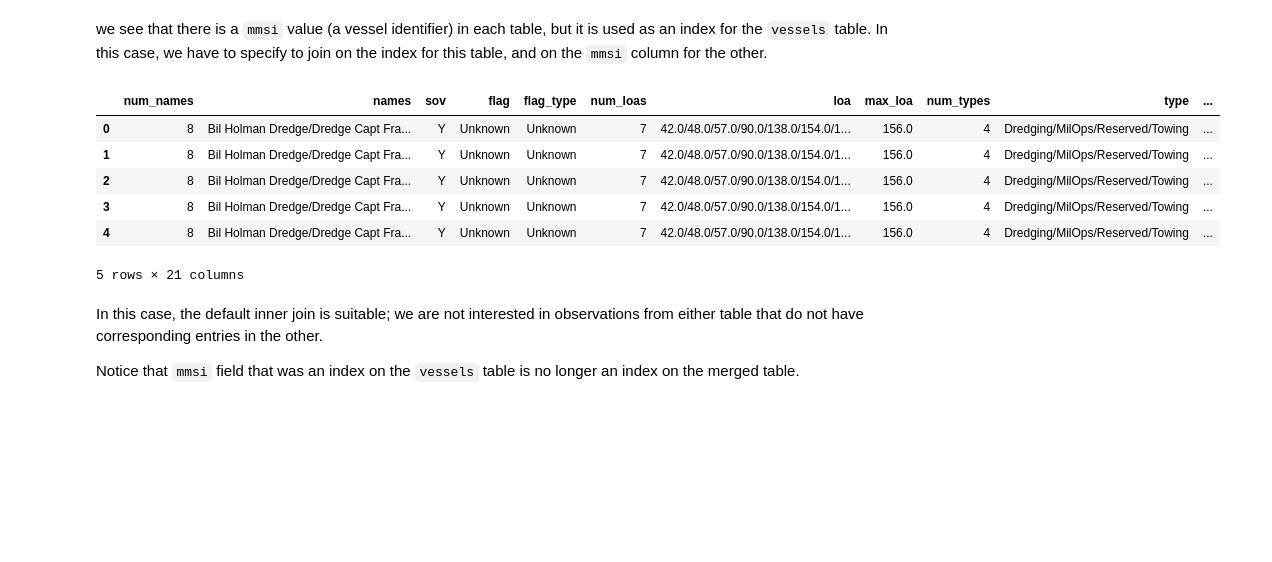
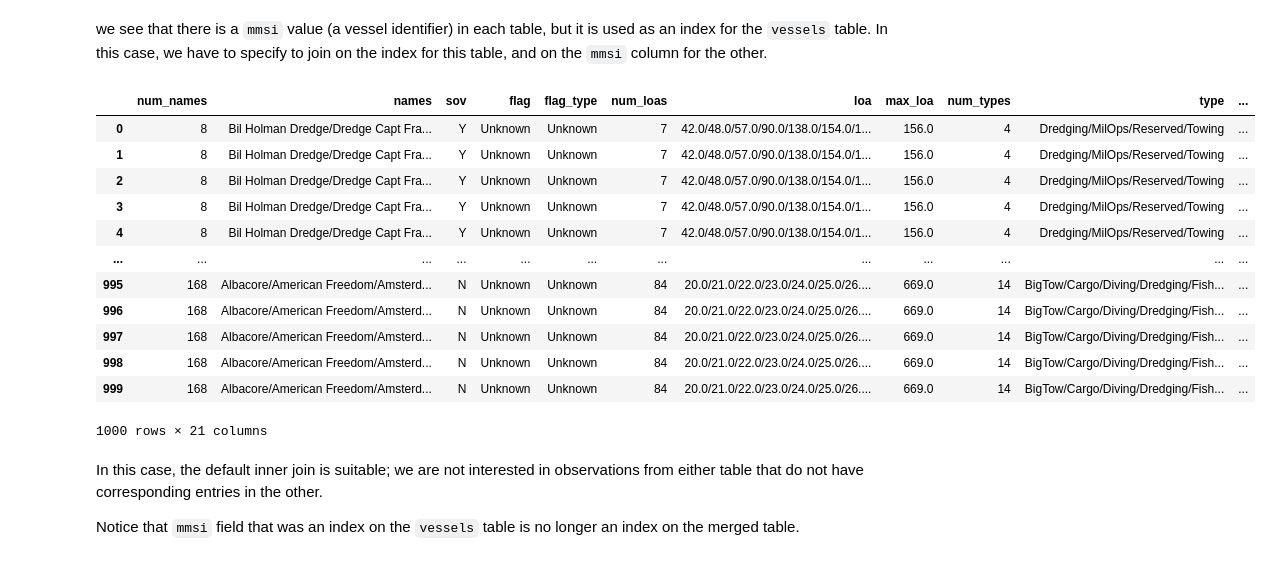
Before and after one commit to thdai2000/ada, a Jupyter notebook: Exercises/01 - Handling data/Intro to Pandas II.ipynb, the cells around one changed output. Drawn from its saved outputs; the diff is of its cells as text; code cells hidden in the pictures; blank space fills up the shorter version.

```diff
--- a/Exercises/01 - Handling data/Intro to Pandas II.ipynb
+++ b/Exercises/01 - Handling data/Intro to Pandas II.ipynb
@@ -251,15 +336,21 @@ we see that there is a `mmsi` value (a vessel identifier) in each table, but it
 # %%
 segments_merged = pd.merge(vessels, segments, left_index=True, right_on='mmsi')
 # %%
-segments_merged.head()
+segments_merged
 # %% [output]
 |  | num_names | names | sov | flag | flag_type | num_loas | loa | max_loa | num_types | type | ... |
 | 0 | 8 | Bil Holman Dredge/Dredge Capt Fra... | Y | Unknown | Unknown | 7 | 42.0/48.0/57.0/90.0/138.0/154.0/1... | 156.0 | 4 | Dredging/MilOps/Reserved/Towing | ... |
 | 1 | 8 | Bil Holman Dredge/Dredge Capt Fra... | Y | Unknown | Unknown | 7 | 42.0/48.0/57.0/90.0/138.0/154.0/1... | 156.0 | 4 | Dredging/MilOps/Reserved/Towing | ... |
 | 2 | 8 | Bil Holman Dredge/Dredge Capt Fra... | Y | Unknown | Unknown | 7 | 42.0/48.0/57.0/90.0/138.0/154.0/1... | 156.0 | 4 | Dredging/MilOps/Reserved/Towing | ... |
 | 3 | 8 | Bil Holman Dredge/Dredge Capt Fra... | Y | Unknown | Unknown | 7 | 42.0/48.0/57.0/90.0/138.0/154.0/1... | 156.0 | 4 | Dredging/MilOps/Reserved/Towing | ... |
 | 4 | 8 | Bil Holman Dredge/Dredge Capt Fra... | Y | Unknown | Unknown | 7 | 42.0/48.0/57.0/90.0/138.0/154.0/1... | 156.0 | 4 | Dredging/MilOps/Reserved/Towing | ... |
+| ... | ... | ... | ... | ... | ... | ... | ... | ... | ... | ... | ... |
+| 995 | 168 | Albacore/American Freedom/Amsterd... | N | Unknown | Unknown | 84 | 20.0/21.0/22.0/23.0/24.0/25.0/26.... | 669.0 | 14 | BigTow/Cargo/Diving/Dredging/Fish... | ... |
+| 996 | 168 | Albacore/American Freedom/Amsterd... | N | Unknown | Unknown | 84 | 20.0/21.0/22.0/23.0/24.0/25.0/26.... | 669.0 | 14 | BigTow/Cargo/Diving/Dredging/Fish... | ... |
+| 997 | 168 | Albacore/American Freedom/Amsterd... | N | Unknown | Unknown | 84 | 20.0/21.0/22.0/23.0/24.0/25.0/26.... | 669.0 | 14 | BigTow/Cargo/Diving/Dredging/Fish... | ... |
+| 998 | 168 | Albacore/American Freedom/Amsterd... | N | Unknown | Unknown | 84 | 20.0/21.0/22.0/23.0/24.0/25.0/26.... | 669.0 | 14 | BigTow/Cargo/Diving/Dredging/Fish... | ... |
+| 999 | 168 | Albacore/American Freedom/Amsterd... | N | Unknown | Unknown | 84 | 20.0/21.0/22.0/23.0/24.0/25.0/26.... | 669.0 | 14 | BigTow/Cargo/Diving/Dredging/Fish... | ... |
-5 rows × 21 columns
+1000 rows × 21 columns
 # %% [markdown]
 In this case, the default inner join is suitable; we are not interested in observations from either table that do not have corresponding entries in the other.
 
```
Also changed, not shown: parts of 48 cells of this notebook, 1 other file.
